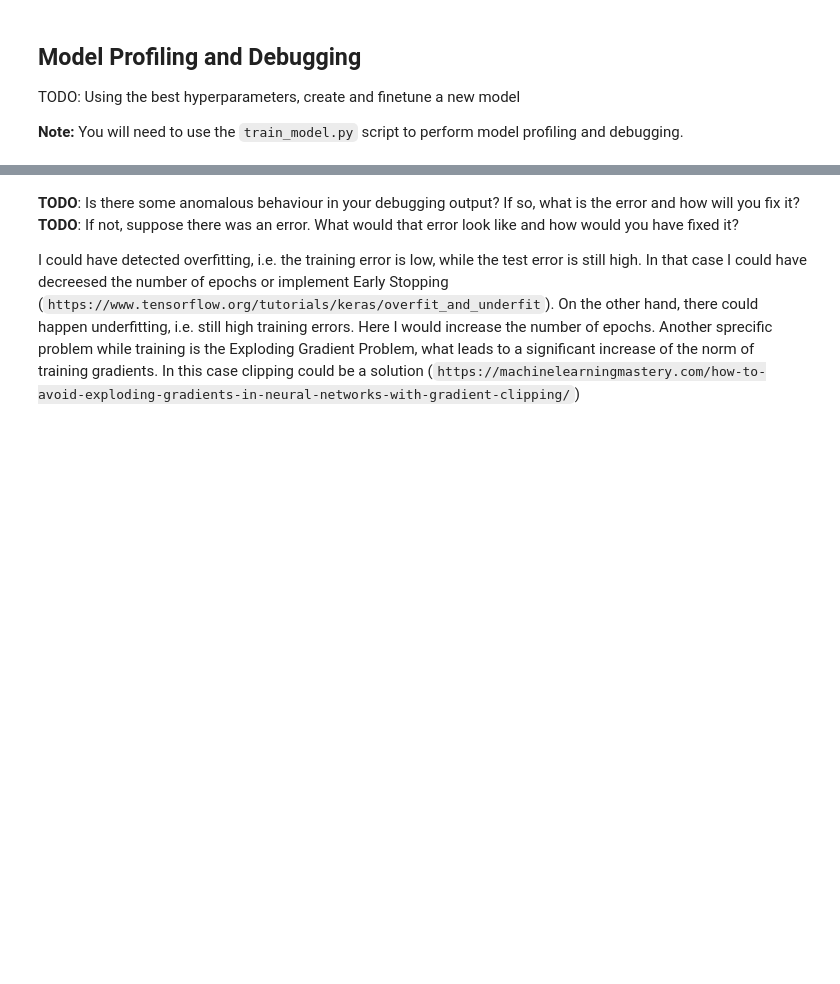
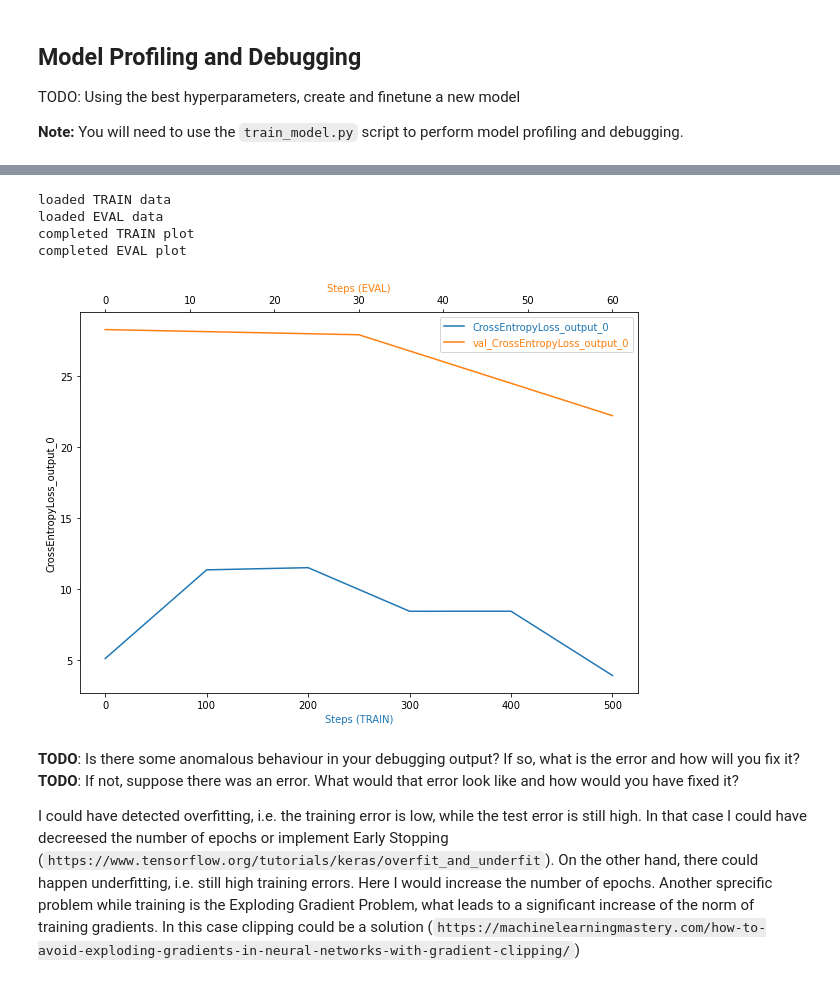
Before and after one commit to andre-fau/udacity-project_3, a Jupyter notebook: train_and_deploy.ipynb, the cells around one changed output, grey strips where cells are left out. Saved outputs shown, nothing was run; the diff lists cells and outputs as text; code cells hidden in the pictures; blank space fills up the shorter version.

```diff
--- a/train_and_deploy.ipynb
+++ b/train_and_deploy.ipynb
@@ -103,3 +99,5 @@ s3://sagemaker-us-east-1-288749186482/sagemaker/input_project3
+# %%
+inputs='s3://sagemaker-eu-west-1-274038035577/sagemaker/input_project3'
 # %% [markdown]
 ## Hyperparameter Tuning
 **TODO:** This is the part where you will finetune a pretrained model with hyperparameter tuning. Remember that you have to tune a minimum of two hyperparameters. However you are encouraged to tune more. You are also encouraged to explain why you chose to tune those particular hyperparameters and the ranges
@@ -181,3 +191,8 @@ Exception: Best training job not available for tuning job: pytorch-training-2206
+# %%
+hyperparameters = {
+    "lr": 0.06022982209552498,
+    "epochs": 11,
+}
 # %% [markdown]
 ## Model Profiling and Debugging
 TODO: Using the best hyperparameters, create and finetune a new model
@@ -185,7 +200,7 @@ TODO: Using the best hyperparameters, create and finetune a new model
 **Note:** You will need to use the `train_model.py` script to perform model profiling and debugging.
 # %%
 # TODO: Set up debugging and profiling rules and hooks
-from sagemaker.debugger import Rule, ProfilerRule, rule_configs, DebuggerHookConfig, ProfilerConfig, FrameworkProfile
+from sagemaker.debugger import Rule, ProfilerRule, rule_configs, CollectionConfig, DebuggerHookConfig, ProfilerConfig, FrameworkProfile
 
 rules = [
     Rule.sagemaker(rule_configs.loss_not_decreasing()),
@@ -197,29 +212,34 @@ rules = [
     Rule.sagemaker(rule_configs.poor_weight_initialization()),
 ]
 
+collection_configs=[CollectionConfig(name="CrossEntropyLoss_output_0", parameters={
+    "include_regex": "CrossEntropyLoss_output_0", "train.save_interval": "100","eval.save_interval": "30"})]
+
 profiler_config = ProfilerConfig(
     system_monitor_interval_millis=500, framework_profile_params=FrameworkProfile(num_steps=10)
 )
 debugger_config = DebuggerHookConfig(
+    collection_configs=collection_configs,
     hook_parameters={"train.save_interval": "100", "eval.save_interval": "10"}
 )
 # %%
 # TODO: Create and fit an estimator
 
 # estimator = # TODO: Your estimator here
-hyperparameters = {
-    "lr": best_estimator.hyperparameters()['lr'],
-    "epochs": best_estimator.hyperparameters()['epochs'],
-}
+#hyperparameters = {
+#    "lr": best_estimator.hyperparameters()['lr'],
+#    "epochs": best_estimator.hyperparameters()['epochs'],
+#}
 estimator = PyTorch(
     role=sagemaker.get_execution_role(),
     instance_count=1,
-    instance_type="ml.p3.2xlarge",
-    source_dir="scripts",
+    #instance_type="ml.p3.2xlarge",
+    instance_type="ml.g4dn.2xlarge",
     entry_point="train_model.py",
     framework_version="1.8",
     py_version="py36",
     hyperparameters=hyperparameters,
+    debugger_hook_config=debugger_config,
     profiler_config=profiler_config,
     rules=rules,
 )
@@ -253,34 +313,40 @@ def plot_tensor(trial, tensor_name):
     steps_train, vals_train = get_data(trial, tensor_name, mode=ModeKeys.TRAIN)
     print("loaded TRAIN data")
     steps_eval, vals_eval = get_data(trial, tensor_name, mode=ModeKeys.EVAL)
     print("loaded EVAL data")
 
     fig = plt.figure(figsize=(10, 7))
     host = host_subplot(111)
 
     par = host.twiny()
 
     host.set_xlabel("Steps (TRAIN)")
     par.set_xlabel("Steps (EVAL)")
     host.set_ylabel(tensor_name)
 
     (p1,) = host.plot(steps_train, vals_train, label=tensor_name)
     print("completed TRAIN plot")
     (p2,) = par.plot(steps_eval, vals_eval, label="val_" + tensor_name)
     print("completed EVAL plot")
     leg = plt.legend()
 
     host.xaxis.get_label().set_color(p1.get_color())
     leg.texts[0].set_color(p1.get_color())
 
     par.xaxis.get_label().set_color(p2.get_color())
     leg.texts[1].set_color(p2.get_color())
 
     plt.ylabel(tensor_name)
 
     plt.show()
 
-plot_tensor(trial, "nll_loss_output_0")
+plot_tensor(trial, "CrossEntropyLoss_output_0")
+# %% [output]
+loaded TRAIN data
+loaded EVAL data
+completed TRAIN plot
+completed EVAL plot
+[figure, added]
 # %% [markdown]
 **TODO**: Is there some anomalous behaviour in your debugging output? If so, what is the error and how will you fix it?
 **TODO**: If not, suppose there was an error. What would that error look like and how would you have fixed it?
```
Also changed, not shown: parts of 22 cells of this notebook, 1 other file.
